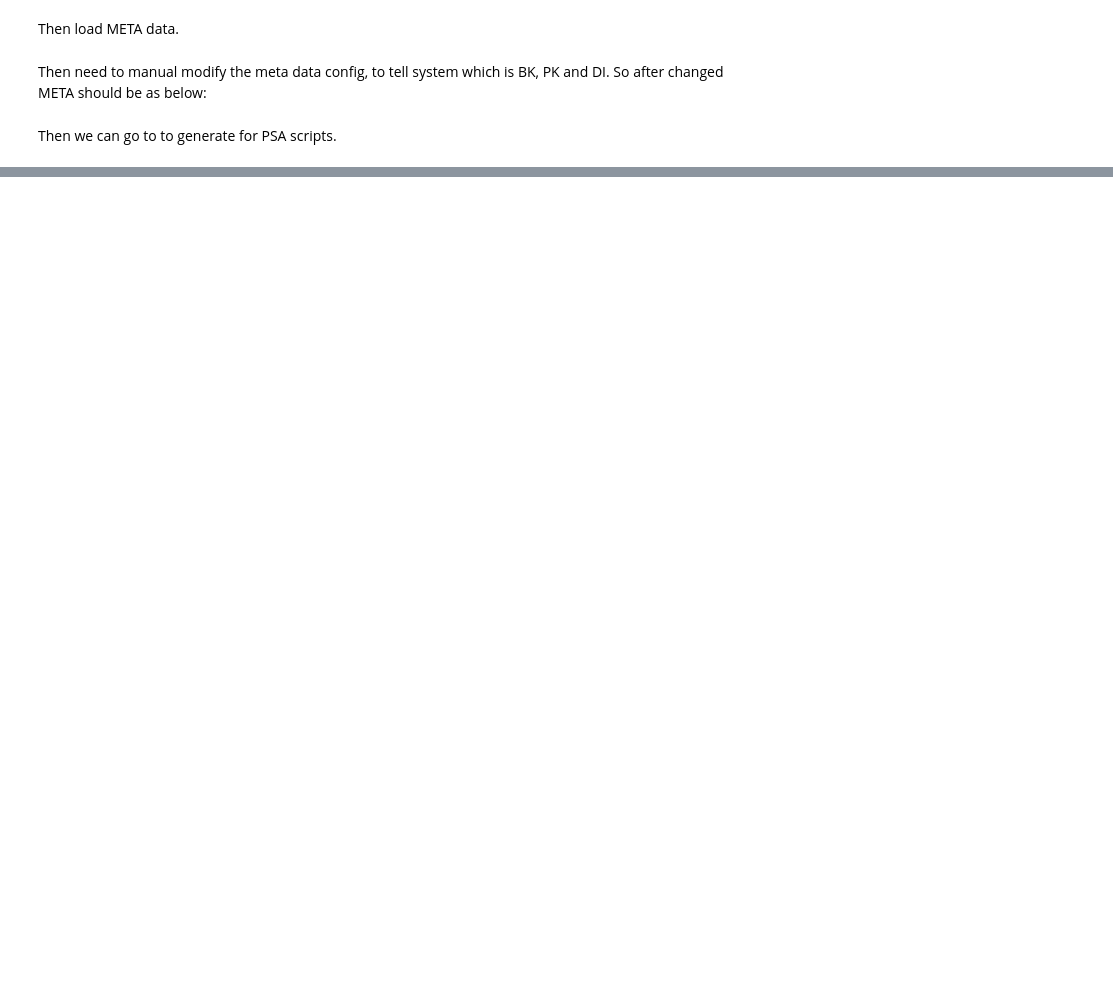
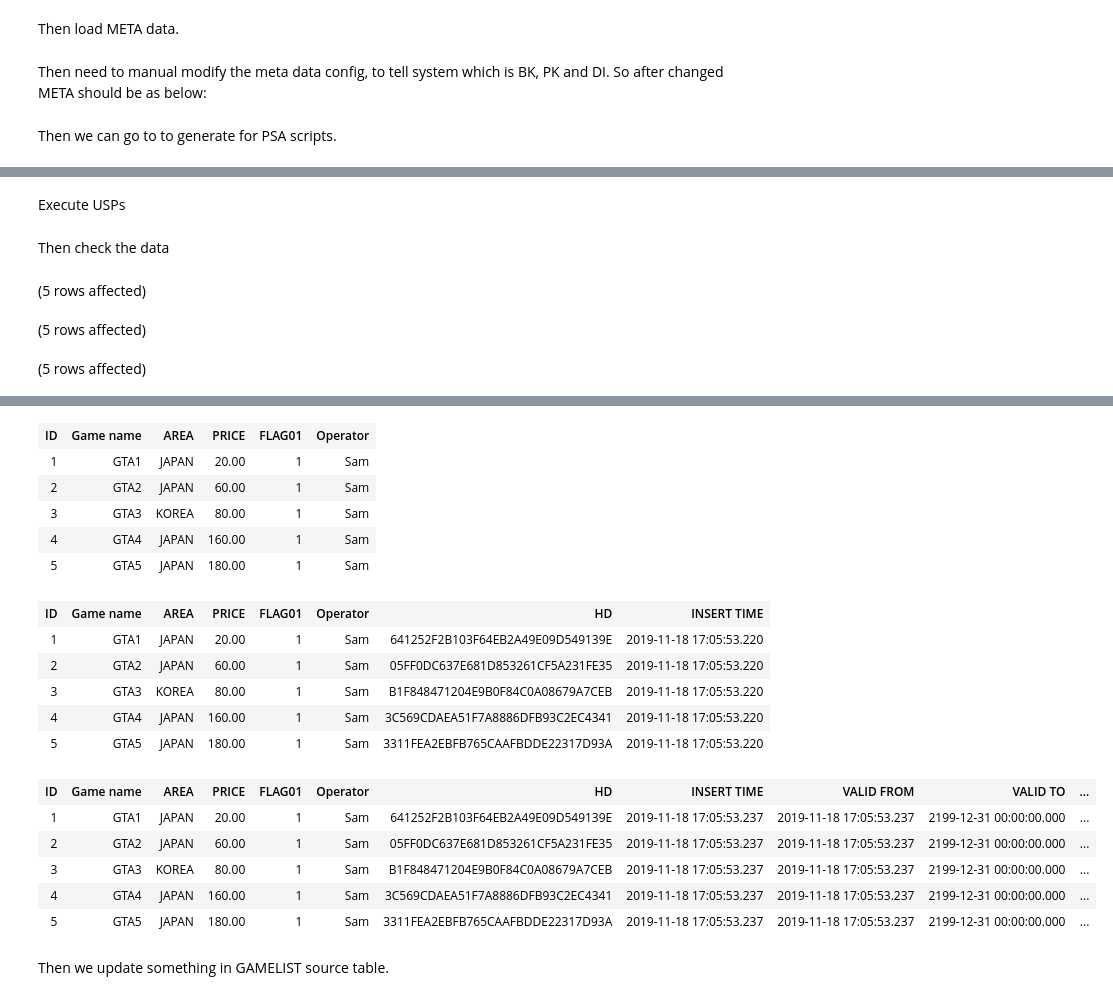
Before and after one commit to microsoftbi/DWH-Generator, a Jupyter notebook: DEMO/TEST.ipynb, the cells around one changed output, grey strips where cells are left out. Cells and saved outputs as stored; diff of their text form; code cells hidden in the pictures; blank space fills up the shorter version.

```diff
--- a/DEMO/TEST.ipynb
+++ b/DEMO/TEST.ipynb
@@ -124,0 +170,2 @@ Then we can go to to generate for PSA scripts.
+# %% [markdown]
+Execute USPs
@@ -124,0 +180,10 @@ Then we can go to to generate for PSA scripts.
+# %% [markdown]
+Then check the data
+# %%
+SELECT * FROM [STAGE].[dbo].[GAMELIST]
+SELECT * FROM [STAGE].[dbo].[GAMELIST_STG]
+SELECT * FROM [STAGE].[dbo].[GAMELIST_HIS]
+# %% [output]
+(5 rows affected)
+(5 rows affected)
+(5 rows affected)
@@ -124,0 +191,20 @@ Then we can go to to generate for PSA scripts.
+| ID | Game name | AREA | PRICE | FLAG01 | Operator |
+| 1 | GTA1 | JAPAN | 20.00 | 1 | Sam |
+| 2 | GTA2 | JAPAN | 60.00 | 1 | Sam |
+| 3 | GTA3 | KOREA | 80.00 | 1 | Sam |
+| 4 | GTA4 | JAPAN | 160.00 | 1 | Sam |
+| 5 | GTA5 | JAPAN | 180.00 | 1 | Sam |
+| ID | Game name | AREA | PRICE | FLAG01 | Operator | HD | INSERT TIME |
+| 1 | GTA1 | JAPAN | 20.00 | 1 | Sam | 641252F2B103F64EB2A49E09D549139E | 2019-11-18 17:05:53.220 |
+| 2 | GTA2 | JAPAN | 60.00 | 1 | Sam | 05FF0DC637E681D853261CF5A231FE35 | 2019-11-18 17:05:53.220 |
+| 3 | GTA3 | KOREA | 80.00 | 1 | Sam | B1F848471204E9B0F84C0A08679A7CEB | 2019-11-18 17:05:53.220 |
+| 4 | GTA4 | JAPAN | 160.00 | 1 | Sam | 3C569CDAEA51F7A8886DFB93C2EC4341 | 2019-11-18 17:05:53.220 |
+| 5 | GTA5 | JAPAN | 180.00 | 1 | Sam | 3311FEA2EBFB765CAAFBDDE22317D93A | 2019-11-18 17:05:53.220 |
+| ID | Game name | AREA | PRICE | FLAG01 | Operator | HD | INSERT TIME | VALID FROM | VALID TO | ... |
+| 1 | GTA1 | JAPAN | 20.00 | 1 | Sam | 641252F2B103F64EB2A49E09D549139E | 2019-11-18 17:05:53.237 | 2019-11-18 17:05:53.237 | 2199-12-31 00:00:00.000 | ... |
+| 2 | GTA2 | JAPAN | 60.00 | 1 | Sam | 05FF0DC637E681D853261CF5A231FE35 | 2019-11-18 17:05:53.237 | 2019-11-18 17:05:53.237 | 2199-12-31 00:00:00.000 | ... |
+| 3 | GTA3 | KOREA | 80.00 | 1 | Sam | B1F848471204E9B0F84C0A08679A7CEB | 2019-11-18 17:05:53.237 | 2019-11-18 17:05:53.237 | 2199-12-31 00:00:00.000 | ... |
+| 4 | GTA4 | JAPAN | 160.00 | 1 | Sam | 3C569CDAEA51F7A8886DFB93C2EC4341 | 2019-11-18 17:05:53.237 | 2019-11-18 17:05:53.237 | 2199-12-31 00:00:00.000 | ... |
+| 5 | GTA5 | JAPAN | 180.00 | 1 | Sam | 3311FEA2EBFB765CAAFBDDE22317D93A | 2019-11-18 17:05:53.237 | 2019-11-18 17:05:53.237 | 2199-12-31 00:00:00.000 | ... |
+# %% [markdown]
+Then we update something in GAMELIST source table.
```
Also changed, not shown: parts of 11 cells of this notebook, 9 other files.
